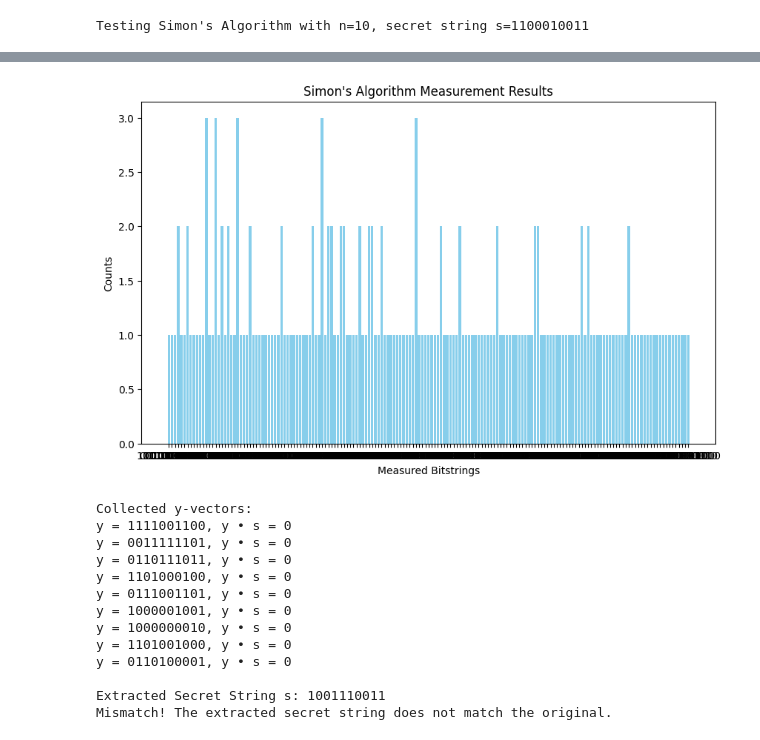
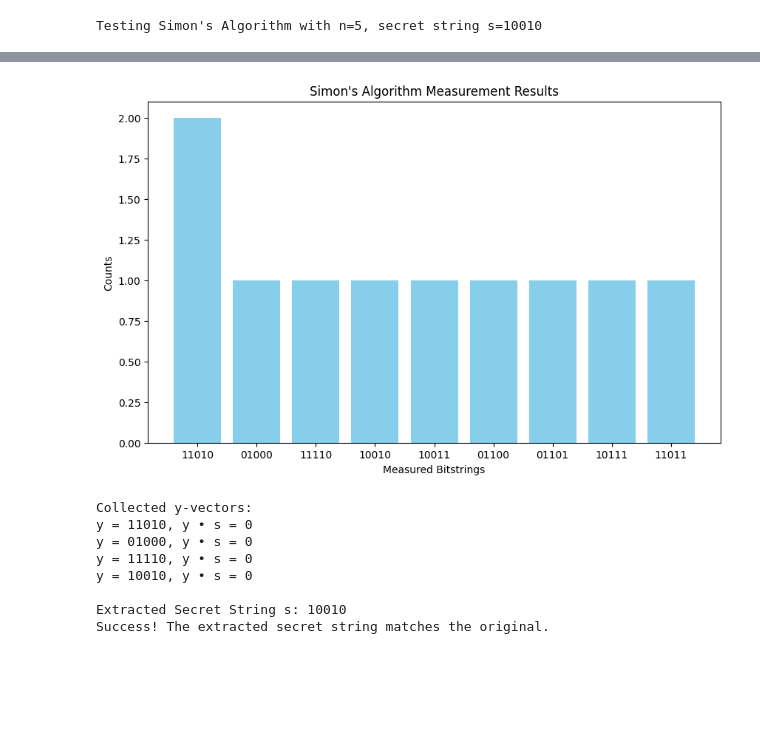
Before and after one commit to Ashen235/qa_simon, a Jupyter notebook: Simon_Cirq.ipynb, the cells around one changed output, grey strips where cells are left out. Drawn from its saved outputs; the diff is of its cells as text; code cells hidden in the pictures; blank space fills up the shorter version.

```diff
--- a/Simon_Cirq.ipynb
+++ b/Simon_Cirq.ipynb
@@ -142,15 +142,15 @@ def extract_secret_string(counts, n, s=None):
     Returns:
     - Secret string s as a list of bits or None.
     """
-
-    # Collect measurement outcomes for input qubits
     y_vectors = []
-    for bitstring, count in counts.items():
+    for bittuple, count in counts.items():
         if count == 0:
             continue
-        # Assume bitstring is ordered as per qubit numbering (left to right)
+        # Convert tuple to string
+        bitstring = ''.join(map(str, bittuple))
+        # Extract input qubits' measurements
         y = [int(bit) for bit in bitstring[:n]]
-        # Exclude the all-zero vector
+        # Exclude all-zero vector
         if any(y):
             y_vectors.append(y)
         if len(y_vectors) >= n-1:
@@ -263,11 +263,11 @@ def test_simon(n, shots=8192):
 # %%
 def main():
     # Example Test
-    test_simon(n=5, shots=200)
+    test_simon(n=5, shots=10)
 
 if __name__ == "__main__":
     main()
 # %% [output]
-Testing Simon's Algorithm with n=10, secret string s=1100010011
+Testing Simon's Algorithm with n=5, secret string s=10010
 [drawing not drawn]
 Simulation Results:
@@ -290,14 +284,9 @@ m_q(9)=0110110011110011111001101101100010010010110101010011011111000111100100001
-[figure, old version]
+[figure, new version]
 Collected y-vectors:
-y = 1111001100, y • s = 0
-y = 0011111101, y • s = 0
-y = 0110111011, y • s = 0
-y = 1101000100, y • s = 0
-y = 0111001101, y • s = 0
-y = 1000001001, y • s = 0
-y = 1000000010, y • s = 0
-y = 1101001000, y • s = 0
-y = 0110100001, y • s = 0
+y = 11010, y • s = 0
+y = 01000, y • s = 0
+y = 11110, y • s = 0
+y = 10010, y • s = 0
 
-Extracted Secret String s: 1001110011
-Mismatch! The extracted secret string does not match the original.
+Extracted Secret String s: 10010
+Success! The extracted secret string matches the original.
```
Also changed, not shown: parts of 1 cell of this notebook.
